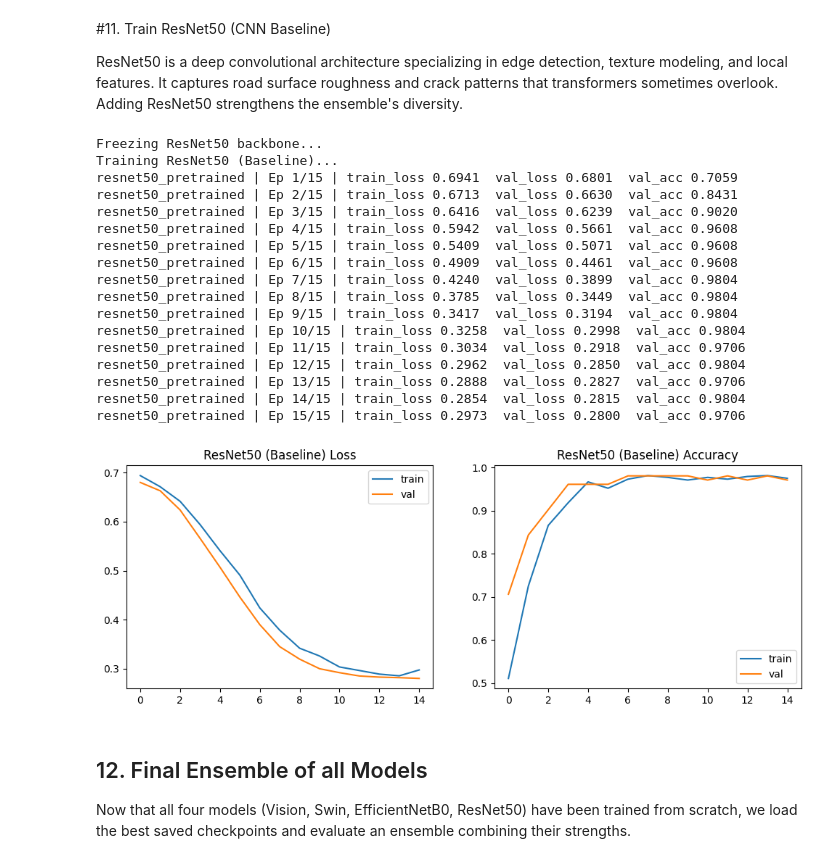
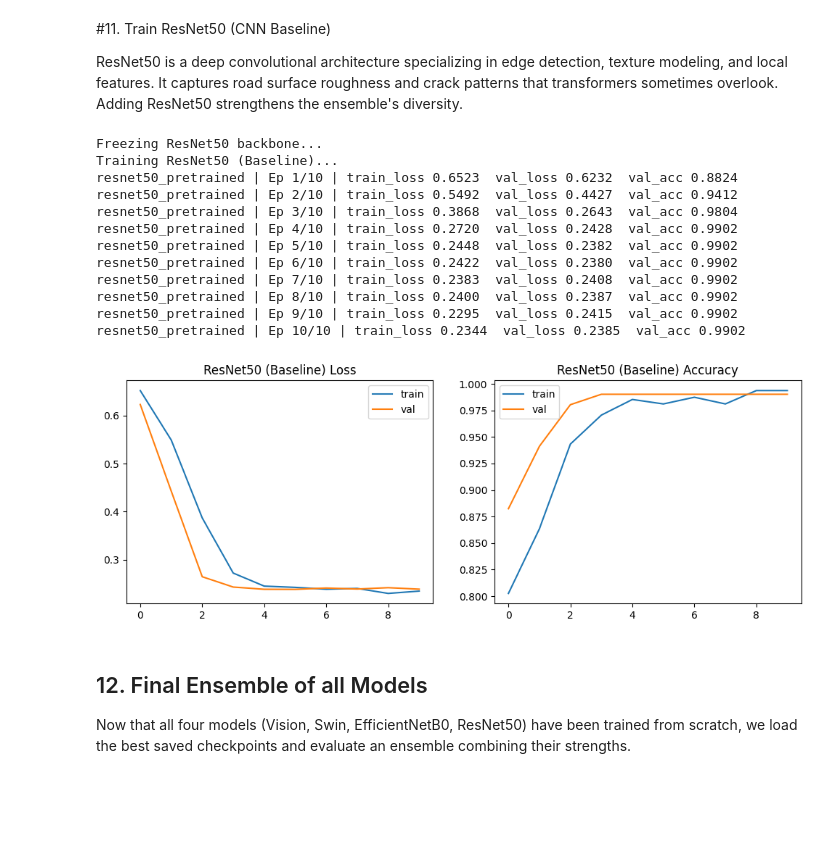
Before and after one commit to sakshammgarg/PotholeDetection, a Jupyter notebook: Model/pothole_pipeline.ipynb, the cells around one changed output. Saved outputs shown, nothing was run; the diff lists cells and outputs as text; code cells hidden in the pictures; blank space fills up the shorter version.

```diff
--- a/Model/pothole_pipeline.ipynb
+++ b/Model/pothole_pipeline.ipynb
@@ -169,16 +177,23 @@ from torch.utils.data import Dataset, DataLoader
 from pathlib import Path
 
 IMAGE_SIZE = 224
-BATCH_SIZE = 32
+BATCH_SIZE = 16
 
 train_tfms = A.Compose([
     A.RandomResizedCrop(size=(IMAGE_SIZE, IMAGE_SIZE), scale=(0.7, 1.0)),
     A.HorizontalFlip(p=0.5),
     A.RandomBrightnessContrast(p=0.3),
+    A.GaussianBlur(blur_limit=(3,5), p=0.15),
     A.ShiftScaleRotate(shift_limit=0.05, scale_limit=0.05, rotate_limit=10, p=0.3),
 
     # Stabilizes CNNs greatly & improves transformer robustness
-    A.CoarseDropout(max_holes=1, max_height=40, max_width=40, p=0.4),
+    A.CoarseDropout(
+        num_holes_range=(1, 2),
+        hole_height_range=(20, 40),
+        hole_width_range=(20, 40),
+        fill=0,
+        p=0.3
+    ),
 
     # Correct ImageNet normalization (CRITICAL for EffNet/ResNet)
     A.Normalize(
@@ -220,7 +235,14 @@ class RoadDataset(Dataset):
 train_ds = RoadDataset(PROC, "train", train_tfms)
 val_ds   = RoadDataset(PROC, "val",   val_tfms)
 
-train_loader = DataLoader(train_ds, batch_size=BATCH_SIZE, shuffle=True)
+train_loader = DataLoader(
+    train_ds,
+    batch_size=BATCH_SIZE,
+    shuffle=True,
+    num_workers=2,
+    pin_memory=True
+)
+
 val_loader   = DataLoader(val_ds, batch_size=BATCH_SIZE)
 # %% [markdown]
 ## 6. Model Builder Functions (ViT, Swin, EfficientNet, ResNet50)
@@ -688,10 +762,9 @@ def fit_resnet(model, epochs, lr, run_name):
 
     criterion = nn.CrossEntropyLoss(label_smoothing=0.1)
 
-    optimizer = torch.optim.AdamW(
-        (p for p in model.parameters() if p.requires_grad),
-        lr=lr,
-        weight_decay=0.05
+    optimizer = torch.optim.Adam(
+    filter(lambda p: p.requires_grad, model.parameters()),
+    lr=3e-4
     )
 
     scaler = GradScaler("cuda")
@@ -751,50 +824,45 @@ def fit_resnet(model, epochs, lr, run_name):
 
         # Scheduler
         (warmup_sched if ep <= warmup_epochs else cosine_sched).step()
 
         # Log metrics
         history["train_loss"].append(train_loss)
         history["train_acc"].append(train_acc)
         history["val_loss"].append(val_loss)
         history["val_acc"].append(val_acc)
 
     return history
 
 # Run Training
 torch.cuda.empty_cache()
 resnet = build_resnet50().to(device)
 
 print("Freezing ResNet50 backbone...")
 freeze_resnet(resnet)
 
 print("Training ResNet50 (Baseline)...")
 hist_res = fit_resnet(
     resnet,
-    epochs=15,
+    epochs=10,
     lr=1e-4,
     run_name="resnet50_pretrained"
 )
 
 plot_hist(hist_res, "ResNet50 (Baseline)")
 # %% [output]
 Freezing ResNet50 backbone...
 Training ResNet50 (Baseline)...
-resnet50_pretrained | Ep 1/15 | train_loss 0.6941  val_loss 0.6801  val_acc 0.7059
-resnet50_pretrained | Ep 2/15 | train_loss 0.6713  val_loss 0.6630  val_acc 0.8431
-resnet50_pretrained | Ep 3/15 | train_loss 0.6416  val_loss 0.6239  val_acc 0.9020
-resnet50_pretrained | Ep 4/15 | train_loss 0.5942  val_loss 0.5661  val_acc 0.9608
-resnet50_pretrained | Ep 5/15 | train_loss 0.5409  val_loss 0.5071  val_acc 0.9608
-resnet50_pretrained | Ep 6/15 | train_loss 0.4909  val_loss 0.4461  val_acc 0.9608
-resnet50_pretrained | Ep 7/15 | train_loss 0.4240  val_loss 0.3899  val_acc 0.9804
-resnet50_pretrained | Ep 8/15 | train_loss 0.3785  val_loss 0.3449  val_acc 0.9804
-resnet50_pretrained | Ep 9/15 | train_loss 0.3417  val_loss 0.3194  val_acc 0.9804
-resnet50_pretrained | Ep 10/15 | train_loss 0.3258  val_loss 0.2998  val_acc 0.9804
-resnet50_pretrained | Ep 11/15 | train_loss 0.3034  val_loss 0.2918  val_acc 0.9706
-resnet50_pretrained | Ep 12/15 | train_loss 0.2962  val_loss 0.2850  val_acc 0.9804
-resnet50_pretrained | Ep 13/15 | train_loss 0.2888  val_loss 0.2827  val_acc 0.9706
-resnet50_pretrained | Ep 14/15 | train_loss 0.2854  val_loss 0.2815  val_acc 0.9804
-resnet50_pretrained | Ep 15/15 | train_loss 0.2973  val_loss 0.2800  val_acc 0.9706
+resnet50_pretrained | Ep 1/10 | train_loss 0.6523  val_loss 0.6232  val_acc 0.8824
+resnet50_pretrained | Ep 2/10 | train_loss 0.5492  val_loss 0.4427  val_acc 0.9412
+resnet50_pretrained | Ep 3/10 | train_loss 0.3868  val_loss 0.2643  val_acc 0.9804
+resnet50_pretrained | Ep 4/10 | train_loss 0.2720  val_loss 0.2428  val_acc 0.9902
+resnet50_pretrained | Ep 5/10 | train_loss 0.2448  val_loss 0.2382  val_acc 0.9902
+resnet50_pretrained | Ep 6/10 | train_loss 0.2422  val_loss 0.2380  val_acc 0.9902
+resnet50_pretrained | Ep 7/10 | train_loss 0.2383  val_loss 0.2408  val_acc 0.9902
+resnet50_pretrained | Ep 8/10 | train_loss 0.2400  val_loss 0.2387  val_acc 0.9902
+resnet50_pretrained | Ep 9/10 | train_loss 0.2295  val_loss 0.2415  val_acc 0.9902
+resnet50_pretrained | Ep 10/10 | train_loss 0.2344  val_loss 0.2385  val_acc 0.9902
-[figure, old version]
+[figure, new version]
 # %% [markdown]
 ## 12. Final Ensemble of all Models
 Now that all four models (Vision, Swin, EfficientNetB0, ResNet50) have been trained from scratch,
```
Also changed, not shown: parts of 23 cells of this notebook.
